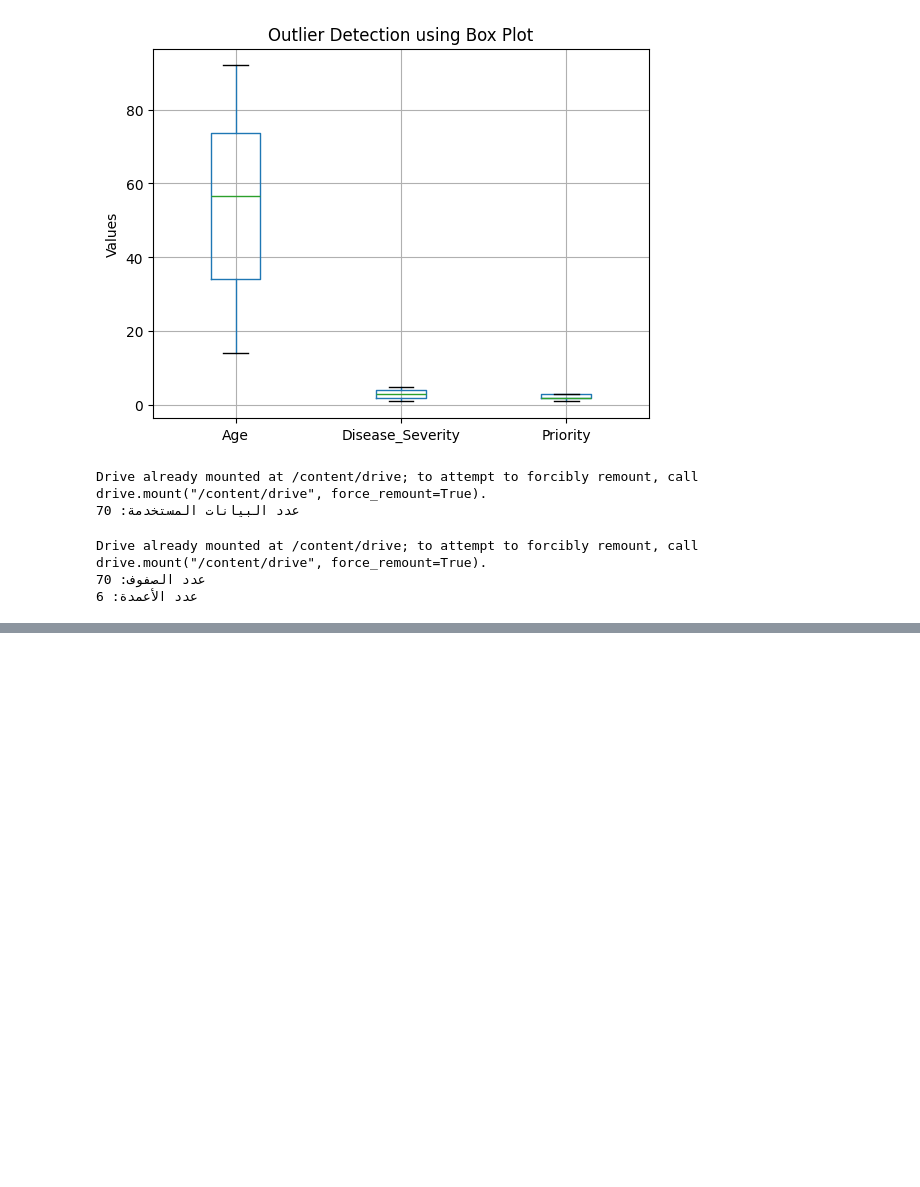
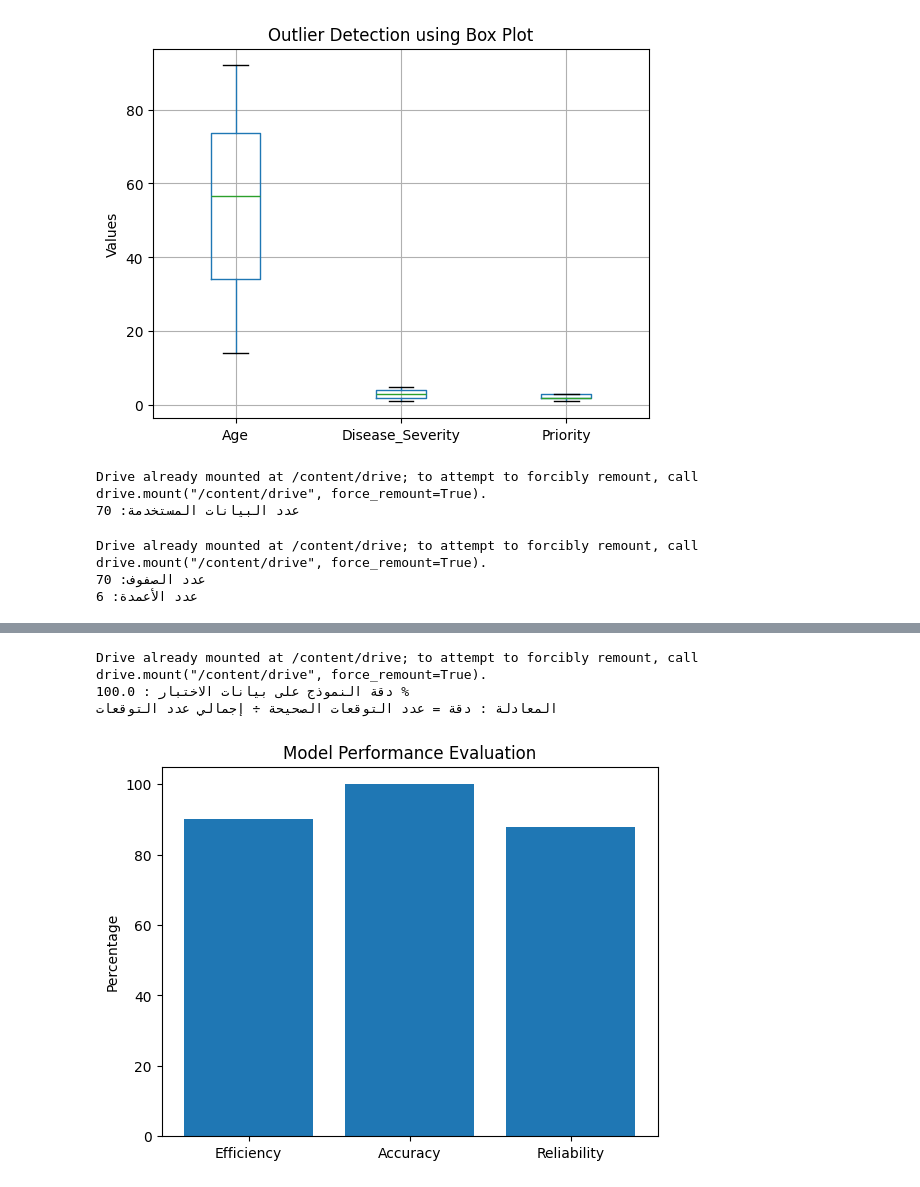
Before and after one commit to dino8000000-code/Hospital_AI, a Jupyter notebook: الكود بعد.ipynb, the cells around one changed output, grey strips where cells are left out. Saved outputs shown, nothing was run; the diff lists cells and outputs as text; code cells hidden in the pictures; blank space fills up the shorter version.

```diff
--- a/الكود بعد.ipynb
+++ b/الكود بعد.ipynb
@@ -367,0 +385,60 @@ Drive already mounted at /content/drive; to attempt to forcibly remount, call dr
+# %%
+from google.colab import drive
+drive.mount('/content/drive')
+
+import pandas as pd
+from sklearn.model_selection import train_test_split
+from sklearn.compose import ColumnTransformer
+from sklearn.preprocessing import OneHotEncoder
+from sklearn.ensemble import RandomForestClassifier
+from sklearn.pipeline import Pipeline
+from sklearn.metrics import accuracy_score
+
+file_path = "/content/drive/MyDrive/smart_hospital_training_dataset.csv"
+df = pd.read_csv(file_path)
+
+X = df[["Age", "Disease", "Disease_Severity"]]
+y = df["Priority"]
+
+X_train, X_test, y_train, y_test = train_test_split(
+    X, y,
+    test_size=0.20,
+    random_state=42,
+    stratify=y
+)
+
+ct = ColumnTransformer(
+    [("encoder", OneHotEncoder(handle_unknown="ignore"), ["Disease"])],
+    remainder="passthrough"
+)
+
+pipeline = Pipeline([
+    ("preprocessor", ct),
+    ("classifier", RandomForestClassifier(random_state=42))
+])
+
+pipeline.fit(X_train, y_train)
+
+y_pred = pipeline.predict(X_test)
+acc = accuracy_score(y_test, y_pred)
+
+print("دقة النموذج على بيانات الاختبار :", round(acc * 100, 2), "%")
+print("المعادلة : دقة = عدد التوقعات الصحيحة ÷ إجمالي عدد التوقعات")
+# %% [output]
+Drive already mounted at /content/drive; to attempt to forcibly remount, call drive.mount("/content/drive", force_remount=True).
+دقة النموذج على بيانات الاختبار : 100.0 %
+المعادلة : دقة = عدد التوقعات الصحيحة ÷ إجمالي عدد التوقعات
+# %%
+import matplotlib.pyplot as plt
+
+labels = ["Efficiency", "Accuracy", "Reliability"]
+values = [90, acc * 100, 88]
+
+plt.bar(labels, values)
+
+plt.ylabel("Percentage")
+plt.title("Model Performance Evaluation")
+
+plt.show()
+# %% [output]
+[figure, added]
```
Also changed, not shown: parts of 2 cells of this notebook.
